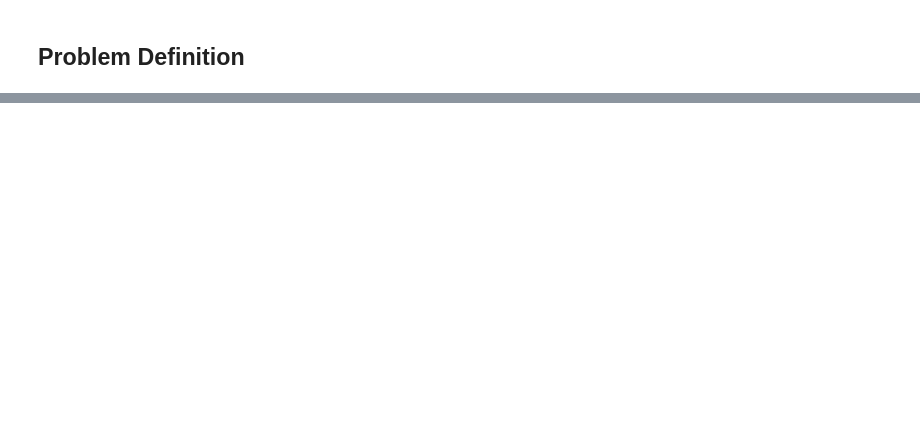
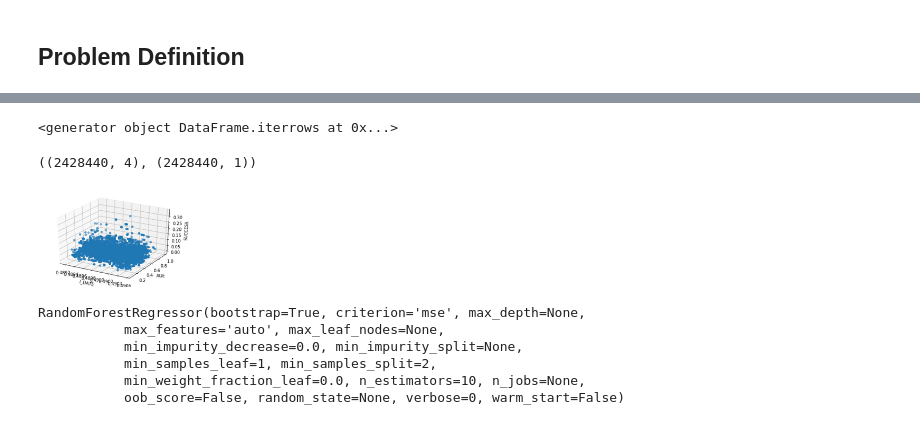
Before and after one commit to alorozco53/Coupons, a Jupyter notebook: CouponsKueski.ipynb, the cells around one changed output, grey strips where cells are left out. Drawn from its saved outputs; the diff is of its cells as text; code cells hidden in the pictures; blank space fills up the shorter version.

```diff
--- a/CouponsKueski.ipynb
+++ b/CouponsKueski.ipynb
@@ -162,0 +219,6 @@ coupon_detail_train.head()
+# %%
+batches = {}
+curr_day =
+for _, row in dataset.iterrows():
+# %% [output]
+<generator object DataFrame.iterrows at 0x...>
@@ -162,0 +231,35 @@ coupon_detail_train.head()
+# %%
+# Process sex_id
+enc = OneHotEncoder()
+sexes = enc.fit_transform(np.expand_dims(X[:, 2], 1)).toarray()
+# %%
+# Process age
+age_scaler = MinMaxScaler()
+age_scaler.fit(np.expand_dims(X[:, 1], 1))
+ages = age_scaler.fit_transform(np.expand_dims(X[:, 1], 1))
+# %%
+# Process i_date
+time_scaler = MinMaxScaler()
+time_scaler.fit(np.expand_dims(X[:, 1], 1))
+times = time_scaler.fit_transform(np.expand_dims(X[:, 0], 1))
+# %%
+X_train = np.hstack([times, ages, sexes])
+X_train = X_train[:int(2833180 * (6/7)), :]
+Y_train = np.expand_dims(Y[:int(2833180 * (6/7))], 1)
+X_train.shape, Y_train.shape
+# %% [output]
+((2428440, 4), (2428440, 1))
+# %%
+fig = plt.figure()
+ax = fig.add_subplot(111, projection='3d')
+delta = 1050
+ax.scatter(X_train[1250*delta:1255*delta, 0],
+           X_train[1250*delta:1255*delta, 1],
+           (Y_train[1250*delta:1255*delta, 0]))
+ax.set_xlabel('I_DATE')
+ax.set_ylabel('AGE')
+ax.set_zlabel('SUCCESS')
+plt.savefig('data.png')
+plt.show()
+# %% [output]
+[figure, added]
@@ -162,0 +268,9 @@ coupon_detail_train.head()
+# %%
+regr.fit(X_train[1250*delta:1255*delta, ], Y_train[1250*delta:1255*delta, ])
+# %% [output]
+RandomForestRegressor(bootstrap=True, criterion='mse', max_depth=None,
+           max_features='auto', max_leaf_nodes=None,
+           min_impurity_decrease=0.0, min_impurity_split=None,
+           min_samples_leaf=1, min_samples_split=2,
+           min_weight_fraction_leaf=0.0, n_estimators=10, n_jobs=None,
+           oob_score=False, random_state=None, verbose=0, warm_start=False)
```
Also changed, not shown: parts of 18 cells of this notebook.
